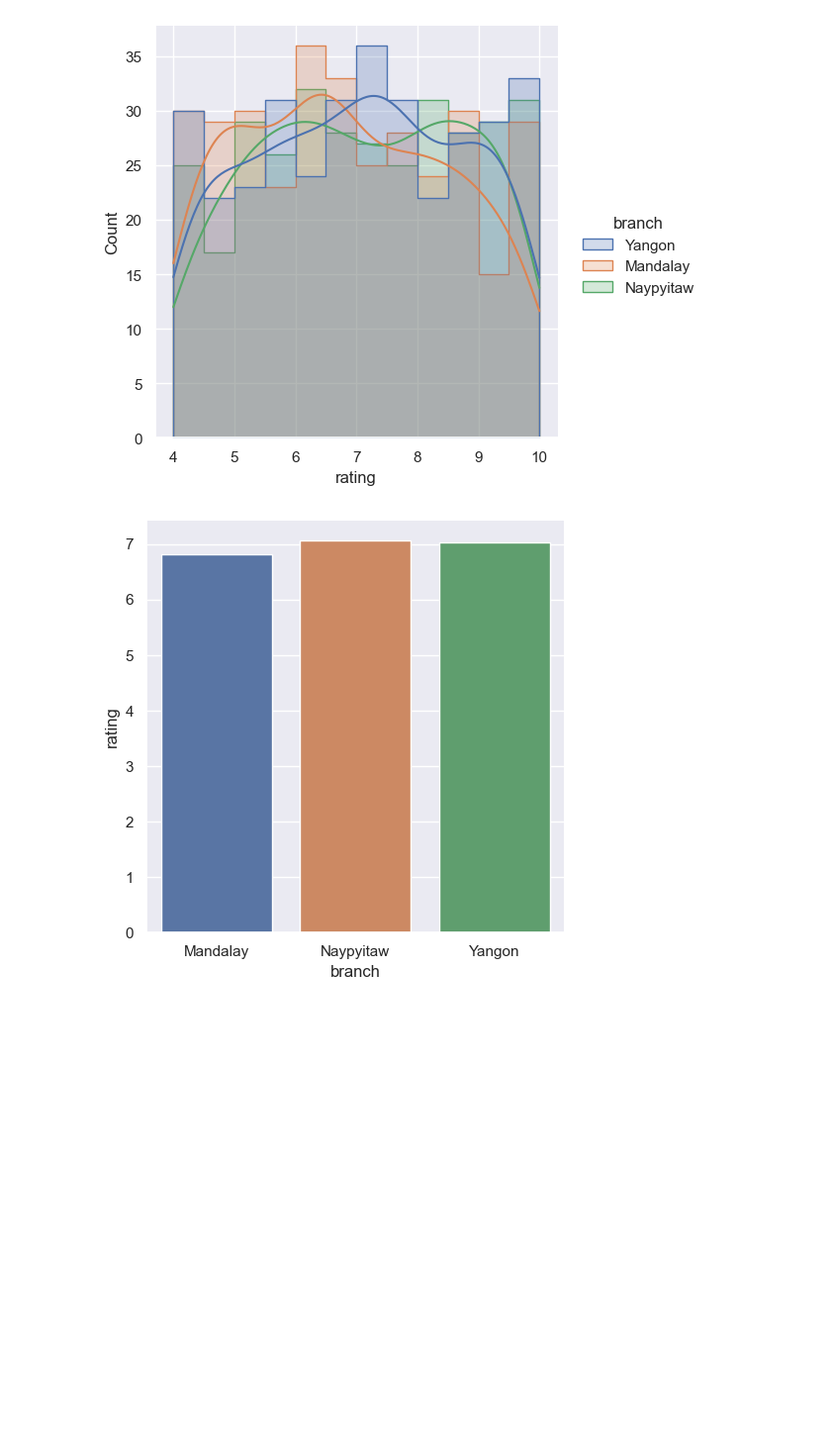
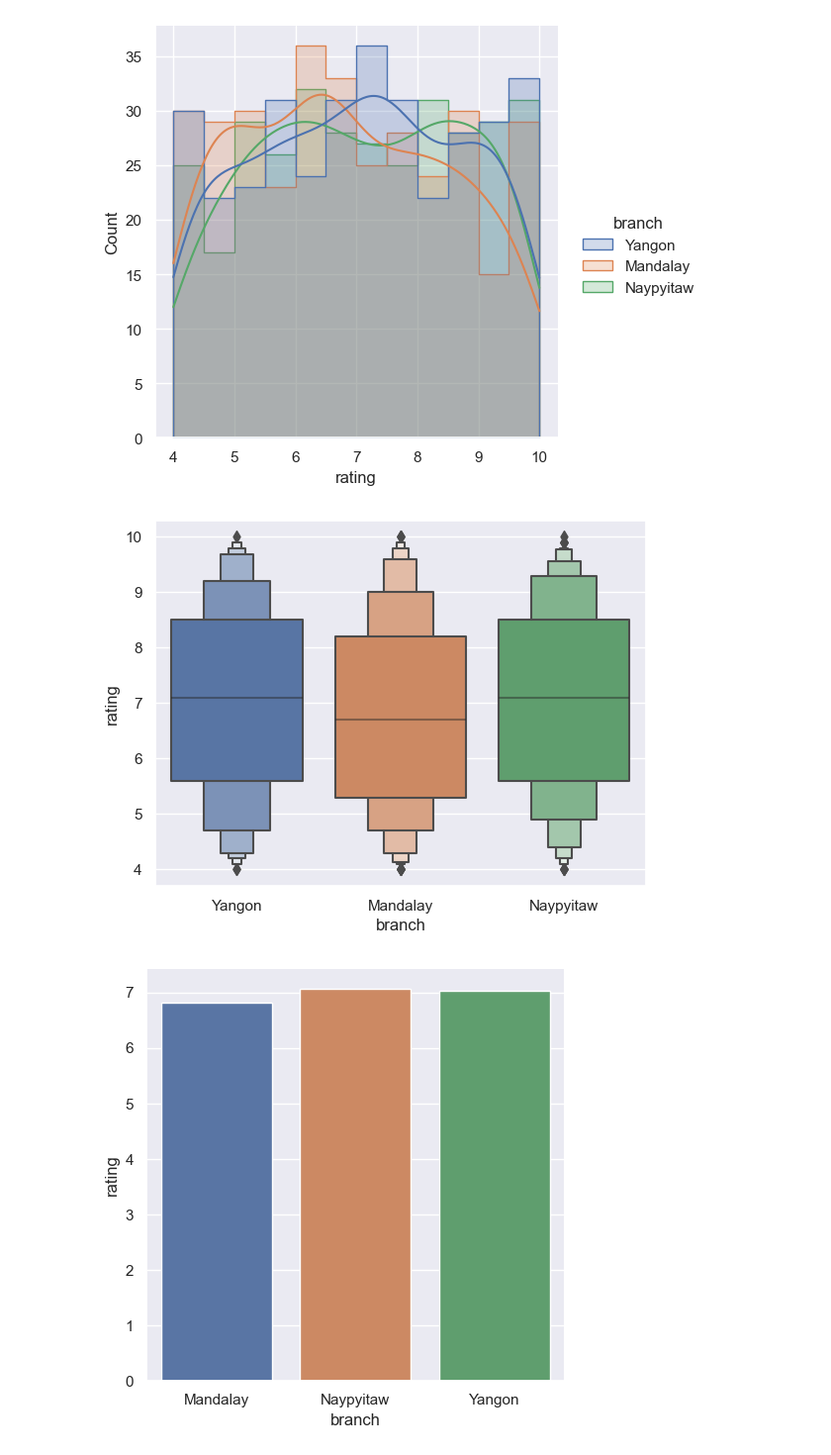
Before and after one commit to zdravoj/data-science-foundations, a Jupyter notebook: Supermarket_Sales/Supermarket_sales_analysis.ipynb, the cells around one changed output. Shown at 99% size. Drawn from its saved outputs; the diff is of its cells as text; code cells hidden in the pictures; blank space fills up the shorter version.

```diff
--- a/Supermarket_Sales/Supermarket_sales_analysis.ipynb
+++ b/Supermarket_Sales/Supermarket_sales_analysis.ipynb
@@ -417,6 +436,15 @@ sns.displot(
 );
 # %% [output]
 [figure]
+# %%
+# rating distributions by branch
+sns.boxenplot(
+    data= supermarket_data,
+    x= 'branch',
+    y= 'rating'
+);
+# %% [output]
+[figure, added]
 # %%
 avg_rating_by_branch = supermarket_data.pivot_table(
     values= 'rating',
```
Also changed, not shown: parts of 31 cells of this notebook.
